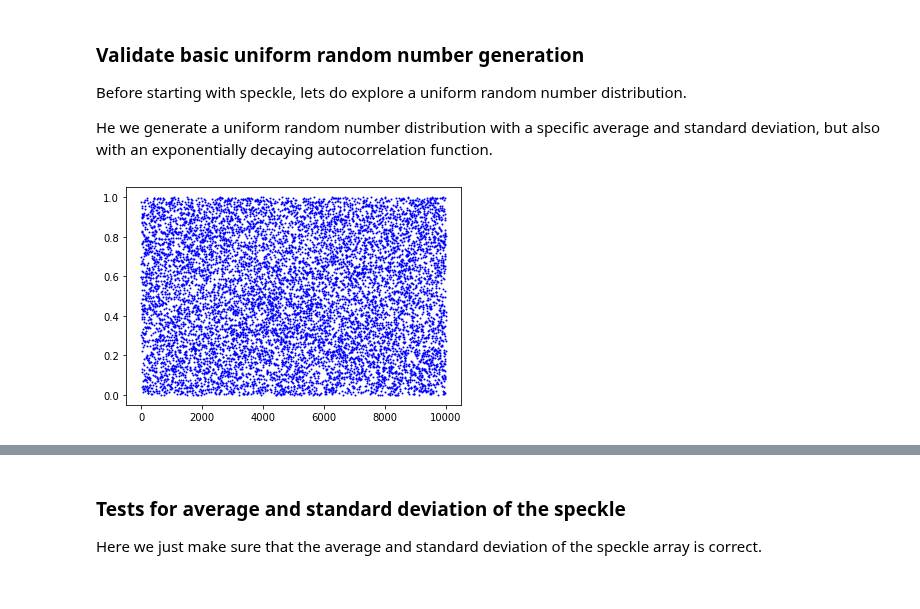
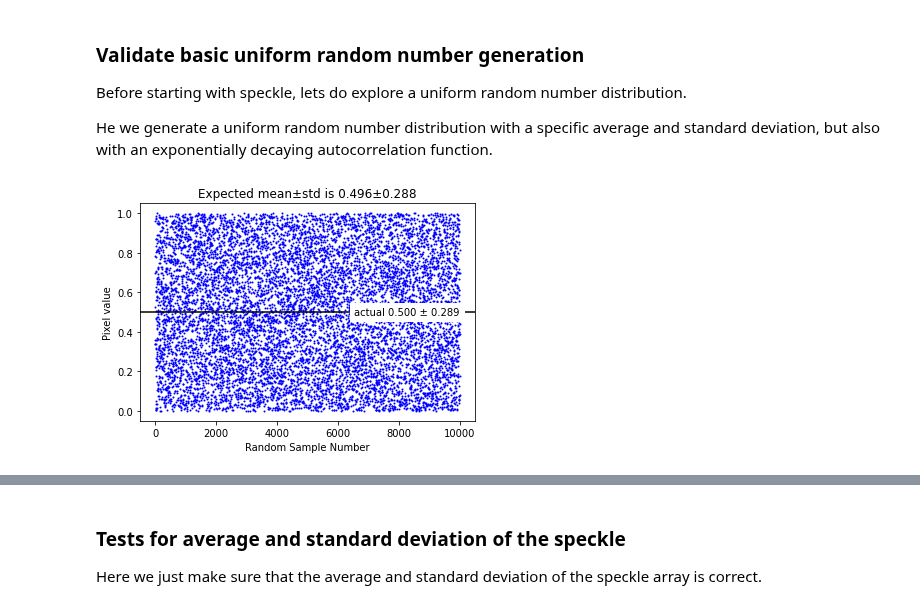
Before and after one commit to scottprahl/pyspeckle, a Jupyter notebook: docs/0-One-Dim-Speckle-Basics.ipynb, the cells around one changed output, grey strips where cells are left out. Saved outputs shown, nothing was run; the diff lists cells and outputs as text; code cells hidden in the pictures.

```diff
--- a/docs/0-One-Dim-Speckle-Basics.ipynb
+++ b/docs/0-One-Dim-Speckle-Basics.ipynb
@@ -31,28 +31,27 @@ He we generate a uniform random number distribution with a specific average and
 # %%
 M=10000
 expected_ave = 1/2
 expected_std = (1-0)/np.sqrt(12)
 y = np.random.random(M)
-plt.plot(y,'ob',markersize=1)
-plt.show()
+
 
 #calculated values from generated y values
 ave = np.mean(y)
 std = np.sqrt(np.var(y))
 
-plt.plot(y)
-plt.axhline(expected_ave, ls=':', color='black')
-plt.text(M, expected_ave, "actual %.2f ± %.2f"%(expected_ave,expected_std), ha='right', va='bottom')
-plt.title("Expected mean±std is %.2f±%.2f" % (ave,std))
-plt.xlabel('Position (pixels)')
+plt.plot(y,'ob',markersize=1)
+plt.axhline(expected_ave, color='black')
+plt.text(M, expected_ave, "actual %.3f ± %.3f"%(expected_ave,expected_std), ha='right', va='center', backgroundcolor="white")
+plt.title("Expected mean±std is %.3f±%.3f" % (ave,std))
+plt.xlabel('Random Sample Number')
 plt.ylabel('Pixel value')
-plt.xticks([])
 plt.show()
+
 
 count, bins, ignored = plt.hist(y, 30, density=True)
 plt.xlabel("Pixel Value")
 plt.ylabel("Probabilty Density Function")
 plt.title("Distribution should be flat")
 plt.show()
 # %% [output]
-[figure, old version]
+[figure, new version]
```
Also changed, not shown: parts of 5 cells of this notebook, 1 other file.
